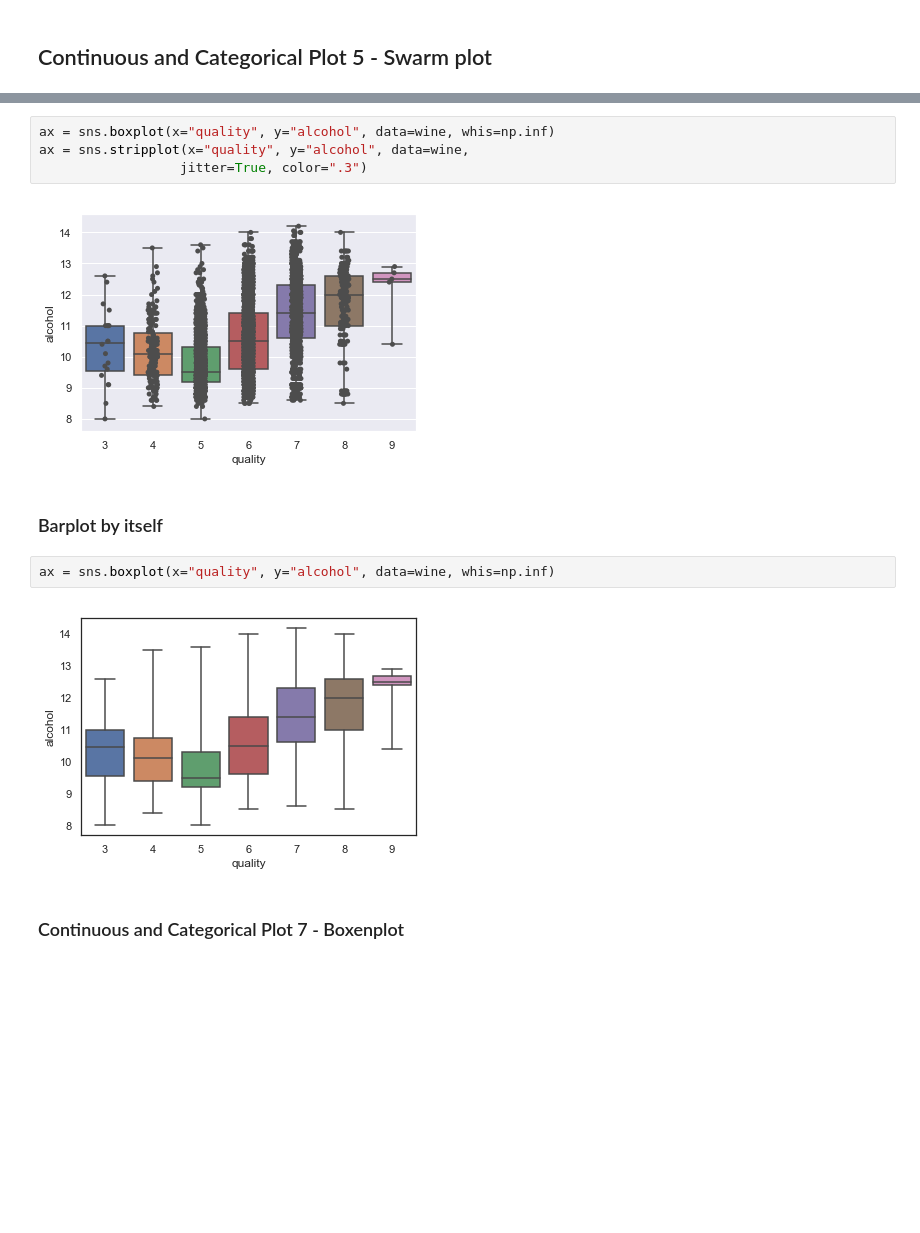
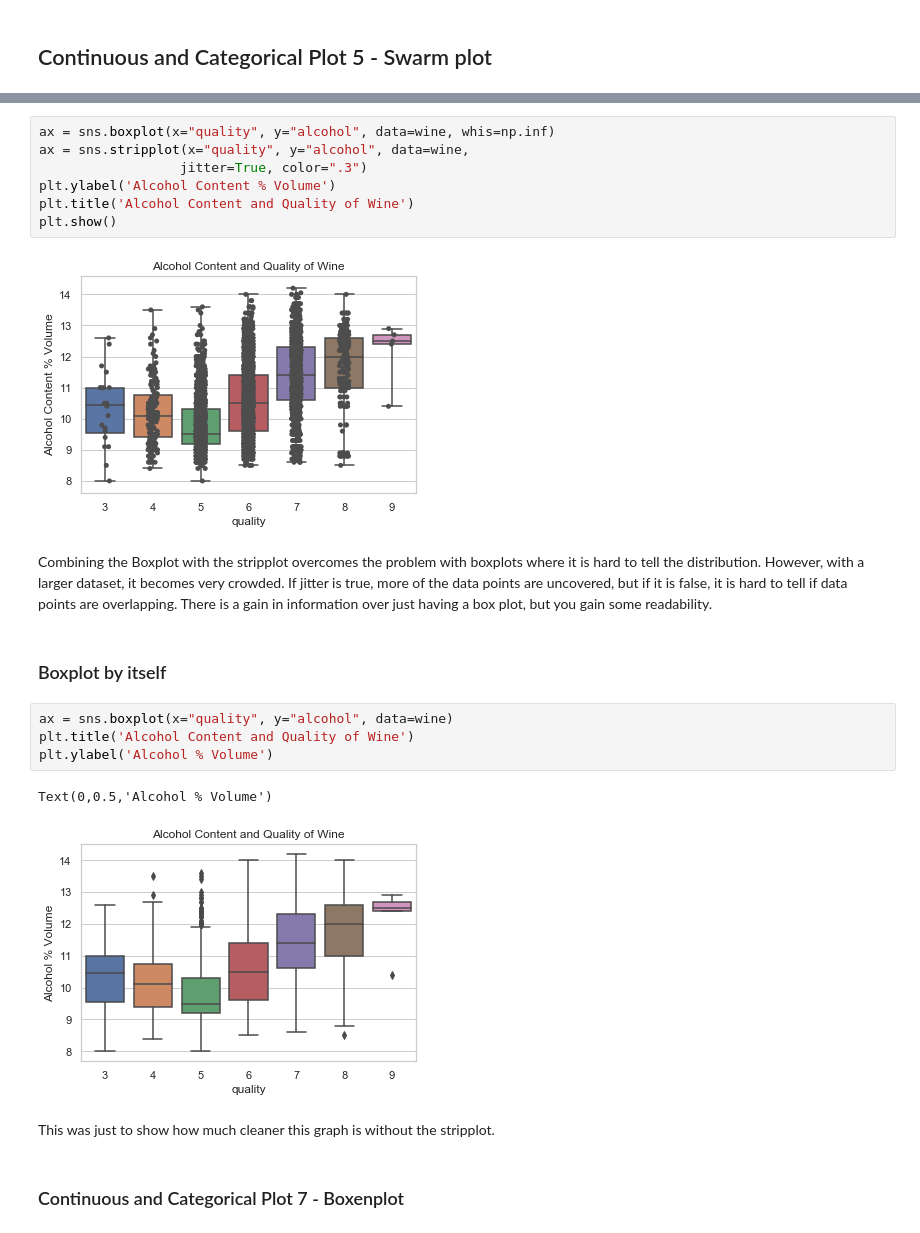
Before and after one commit to cbevis/Thinkful_Bootcamp_U1_L3_P3, a Jupyter notebook: U1_L1_P3-presenting_data.ipynb, the cells around one changed output, grey strips where cells are left out. Saved outputs shown, nothing was run; the diff lists cells and outputs as text; blank space fills up the shorter version.

```diff
--- a/U1_L1_P3-presenting_data.ipynb
+++ b/U1_L1_P3-presenting_data.ipynb
@@ -358,14 +399,24 @@ plt.show()
 ax = sns.boxplot(x="quality", y="alcohol", data=wine, whis=np.inf)
 ax = sns.stripplot(x="quality", y="alcohol", data=wine,
                   jitter=True, color=".3")
+plt.ylabel('Alcohol Content % Volume')
+plt.title('Alcohol Content and Quality of Wine')
+plt.show()
 # %% [output]
-[figure, old version]
+[figure, new version]
+# %% [markdown]
+Combining the Boxplot with the stripplot overcomes the problem with boxplots where it is hard to tell the distribution.  However, with a larger dataset, it becomes very crowded.  If jitter is true, more of the data points are uncovered, but if it is false, it is hard to tell if data points are overlapping.  There is a gain in information over just having a box plot, but you gain some readability.
 # %% [markdown]
-### Barplot by itself
+### Boxplot by itself
 # %%
-ax = sns.boxplot(x="quality", y="alcohol", data=wine, whis=np.inf)
+ax = sns.boxplot(x="quality", y="alcohol", data=wine)
+plt.title('Alcohol Content and Quality of Wine')
+plt.ylabel('Alcohol % Volume')
 # %% [output]
+Text(0,0.5,'Alcohol % Volume')
-[figure, old version]
+[figure, new version]
+# %% [markdown]
+This was just to show how much cleaner this graph is without the stripplot.
 # %% [markdown]
 ### Continuous and Categorical Plot 7 - Boxenplot
 # %%
```
Also changed, not shown: parts of 39 cells of this notebook.
